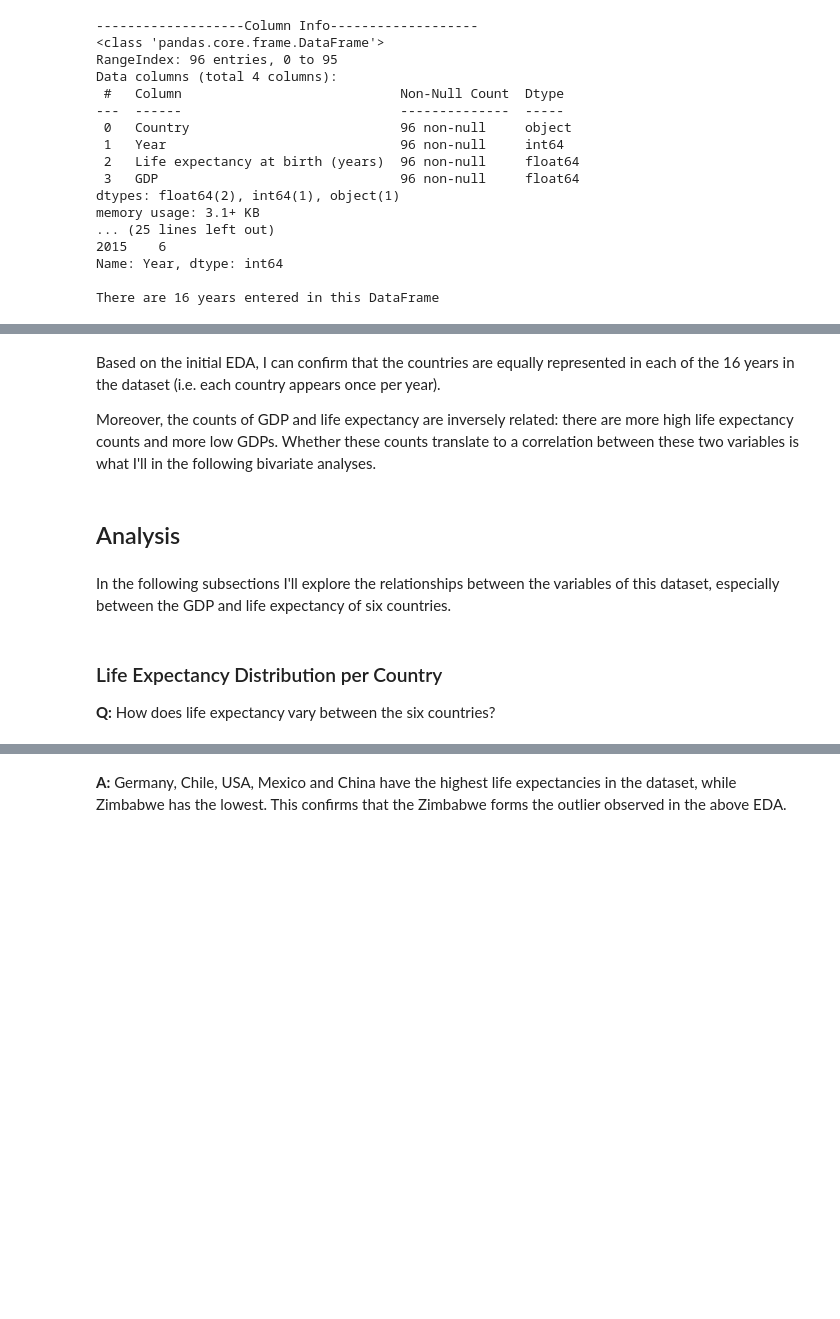
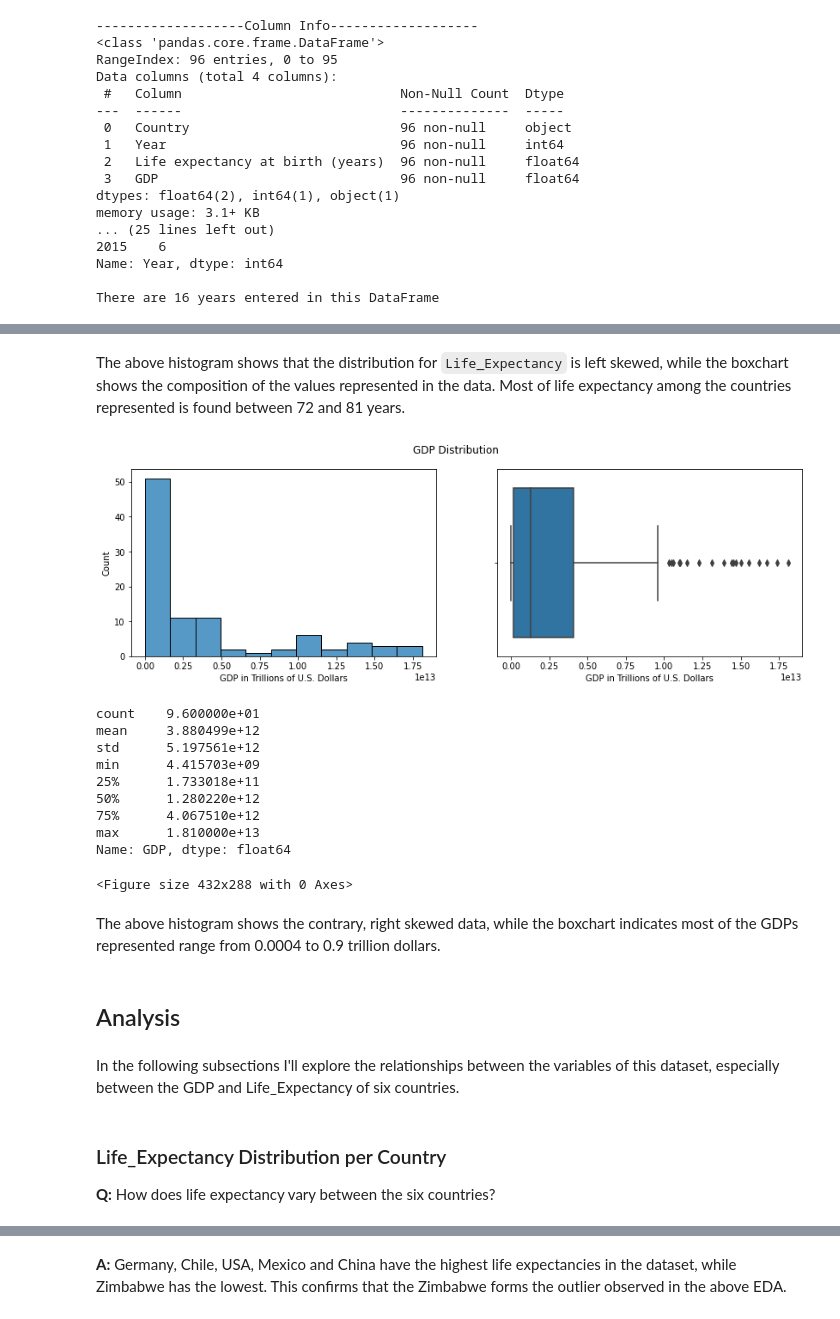
Before and after one commit to MarcoCamilo/Life-Expectancy-and-GDP-Starter, a Jupyter notebook: life_expectancy_gdp.ipynb, the cells around one changed output, grey strips where cells are left out. Drawn from its saved outputs; the diff is of its cells as text; code cells hidden in the pictures; blank space fills up the shorter version.

```diff
--- a/life_expectancy_gdp.ipynb
+++ b/life_expectancy_gdp.ipynb
@@ -110,13 +110,40 @@ Name: GDP, dtype: float64
-# %% [markdown]
-Based on the initial EDA, I can confirm that the countries are equally represented in each of the 16 years in the dataset (i.e. each country appears once per year).
-
-Moreover, the counts of GDP and life expectancy are inversely related: there are more high life expectancy counts and more low GDPs. Whether these counts translate to a correlation between these two variables is what I'll in the following bivariate analyses.
+# %% [markdown]
+The above histogram shows that the distribution for `Life_Expectancy` is left skewed, while the boxchart shows the composition of the values represented in the data. Most of life expectancy among the countries represented is found between 72 and 81 years.
+# %%
+plt.figure(figsize = (14,4))
+plt.suptitle('GDP Distribution')
+
+plt.subplot(1,2,1)
+plt.xlabel('GDP in Trillions of U.S. Dollars')
+sn.histplot(data = df, x = 'GDP')
+
+plt.subplot(1,2,2)
+sn.boxplot(data = df, x = 'GDP')
+plt.xlabel('GDP in Trillions of U.S. Dollars')
+plt.show()
+plt.clf()
+
+print(df.GDP.describe())
+# %% [output]
+[figure, added]
+count    9.600000e+01
+mean     3.880499e+12
+std      5.197561e+12
+min      4.415703e+09
+25%      1.733018e+11
+50%      1.280220e+12
+75%      4.067510e+12
+max      1.810000e+13
+Name: GDP, dtype: float64
+<Figure size 432x288 with 0 Axes>
+# %% [markdown]
+The above histogram shows the contrary, right skewed data, while the boxchart indicates most of the GDPs represented range from 0.0004 to 0.9 trillion dollars.
 # %% [markdown]
 ## Analysis
 # %% [markdown]
-In the following subsections I'll explore the relationships between the variables of this dataset, especially between the GDP and life expectancy of six countries.
+In the following subsections I'll explore the relationships between the variables of this dataset, especially between the GDP and Life_Expectancy of six countries.
 # %% [markdown]
-### Life Expectancy Distribution per Country
+### Life_Expectancy Distribution per Country
 **Q:** How does life expectancy vary between the six countries?
 # %%
 import statistics as st
```
Also changed, not shown: parts of 18 cells of this notebook, 2 other files.
